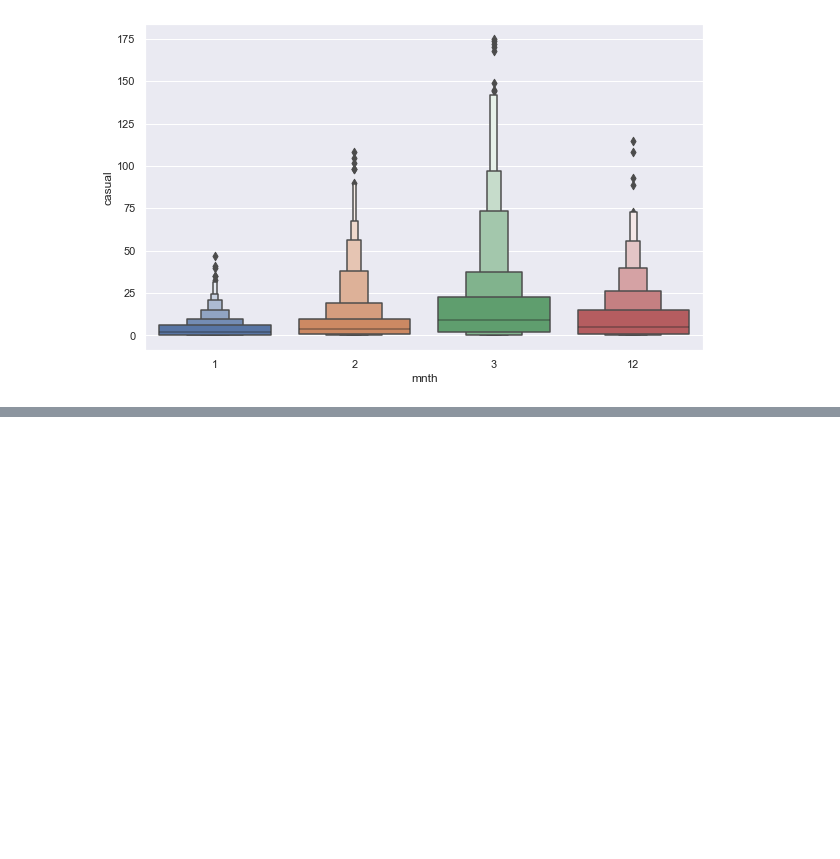
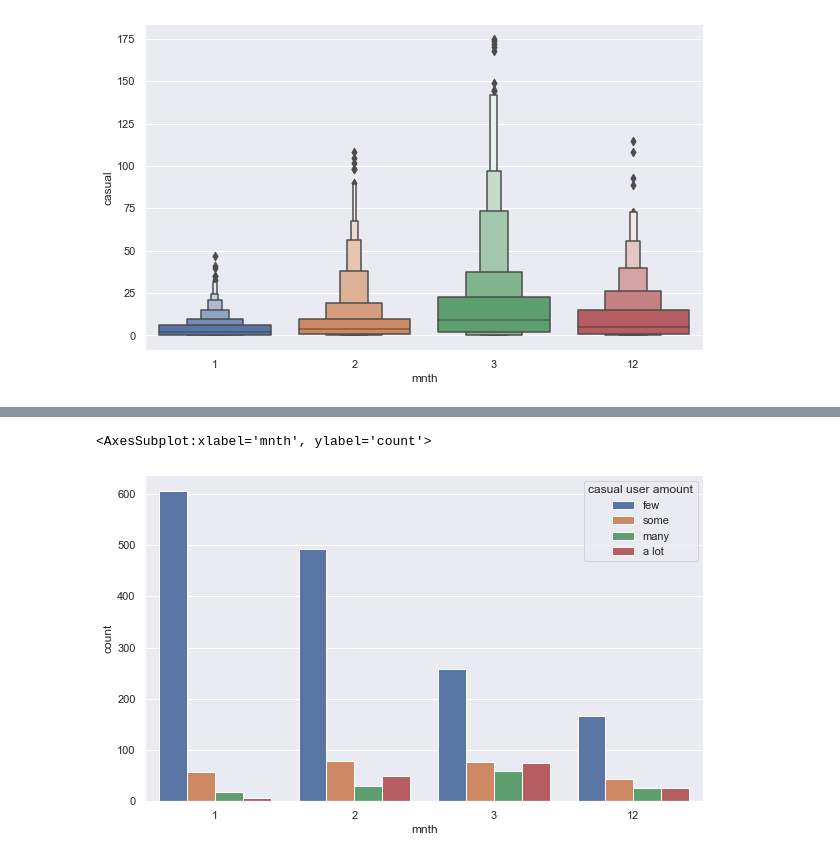
Before and after one commit to movifu1982/Bike-project, a Jupyter notebook: bike 1.ipynb, the cells around one changed output, grey strips where cells are left out. Saved outputs shown, nothing was run; the diff lists cells and outputs as text; code cells hidden in the pictures; blank space fills up the shorter version.

```diff
--- a/bike 1.ipynb
+++ b/bike 1.ipynb
@@ -842,0 +840,5 @@ sns.countplot(data=winter_usage4, y="casual user amount", hue="mnth")
+# %%
+sns.countplot(data=winter_usage4, x="mnth", hue="casual user amount")
+# %% [output]
+<AxesSubplot:xlabel='mnth', ylabel='count'>
+[figure, added]
```
Also changed, not shown: parts of 15 cells of this notebook.
